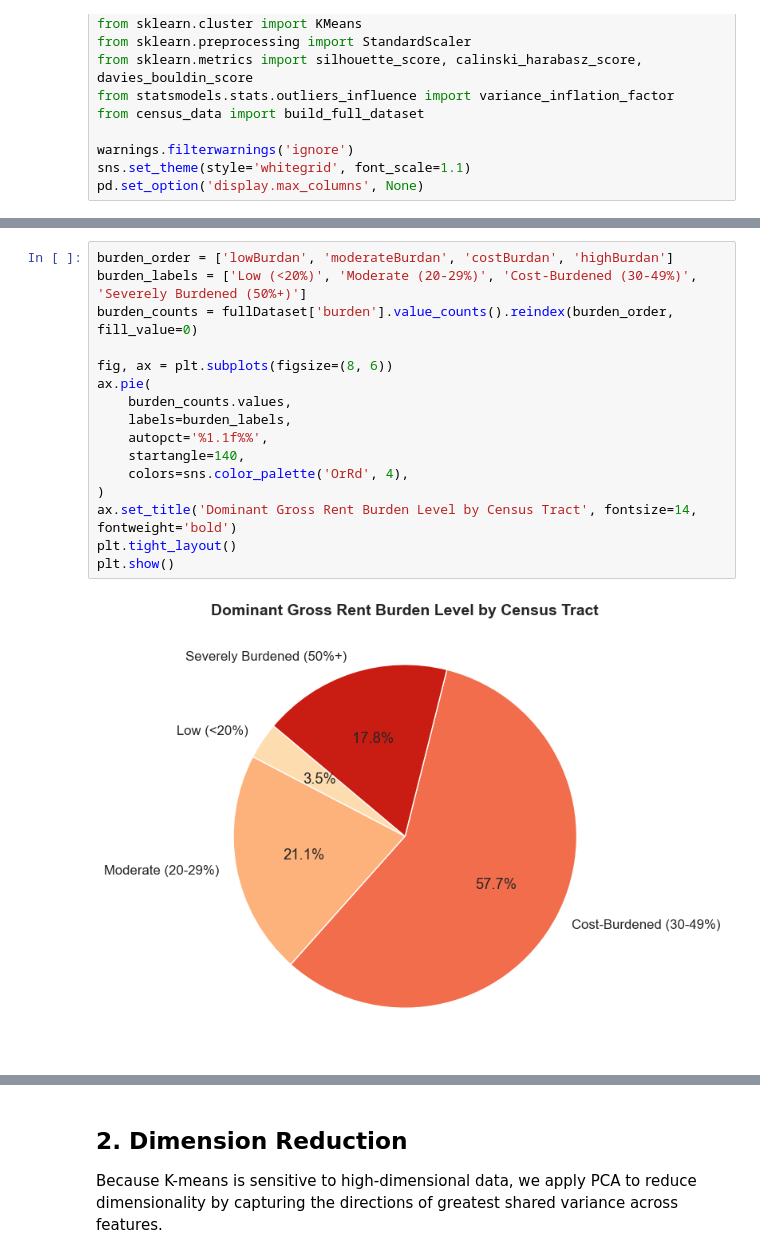
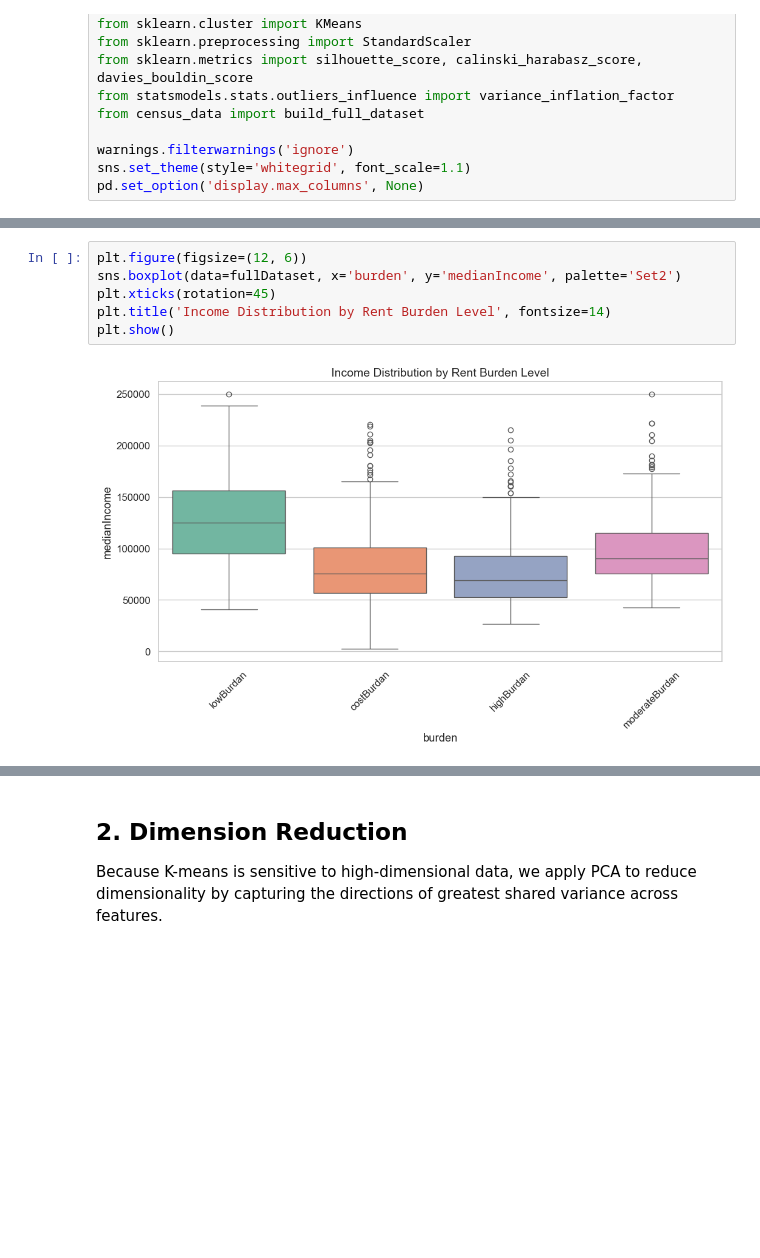
Before and after one commit to victorDeveloper0821/DisplacedVoice, a Jupyter notebook: DataStory.ipynb, the cells around one changed output, grey strips where cells are left out. Drawn from its saved outputs; the diff is of its cells as text; blank space fills up the shorter version.

```diff
--- a/DataStory.ipynb
+++ b/DataStory.ipynb
@@ -106,18 +131,8 @@ plt.show()
 # %%
-burden_order = ['lowBurdan', 'moderateBurdan', 'costBurdan', 'highBurdan']
-burden_labels = ['Low (<20%)', 'Moderate (20-29%)', 'Cost-Burdened (30-49%)', 'Severely Burdened (50%+)']
-burden_counts = fullDataset['burden'].value_counts().reindex(burden_order, fill_value=0)
-
-fig, ax = plt.subplots(figsize=(8, 6))
-ax.pie(
-    burden_counts.values,
-    labels=burden_labels,
-    autopct='%1.1f%%',
-    startangle=140,
-    colors=sns.color_palette('OrRd', 4),
-)
-ax.set_title('Dominant Gross Rent Burden Level by Census Tract', fontsize=14, fontweight='bold')
-plt.tight_layout()
+plt.figure(figsize=(12, 6))
+sns.boxplot(data=fullDataset, x='burden', y='medianIncome', palette='Set2')
+plt.xticks(rotation=45)
+plt.title('Income Distribution by Rent Burden Level', fontsize=14)
 plt.show()
 # %% [output]
-[figure, old version]
+[figure, new version]
```
Also changed, not shown: parts of 26 cells of this notebook.
